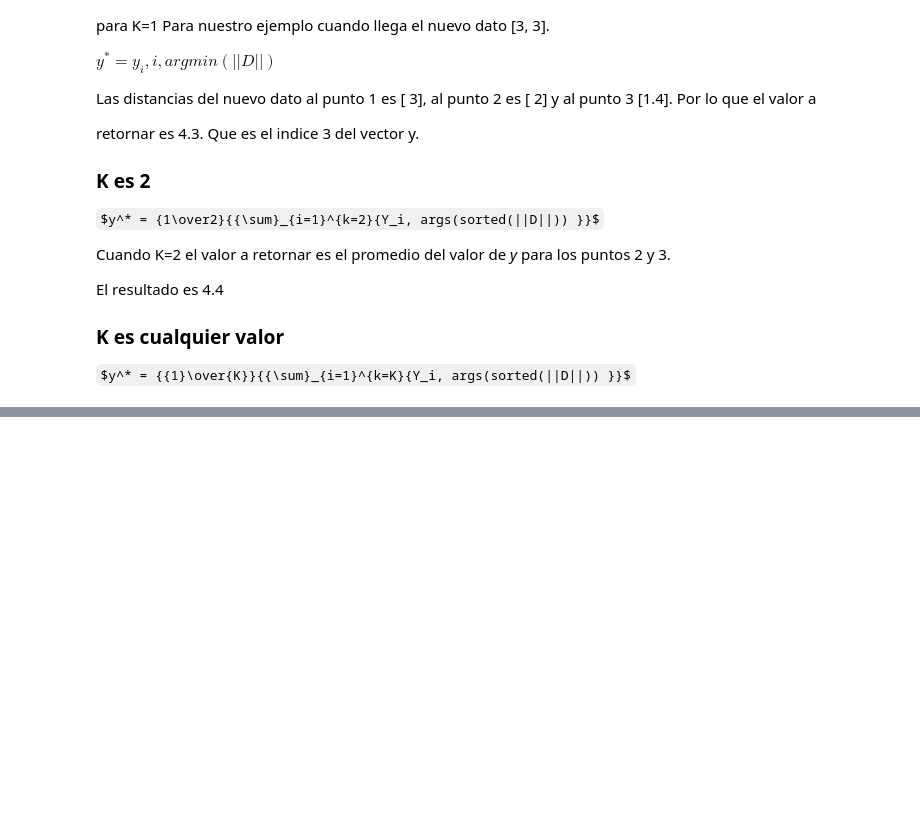
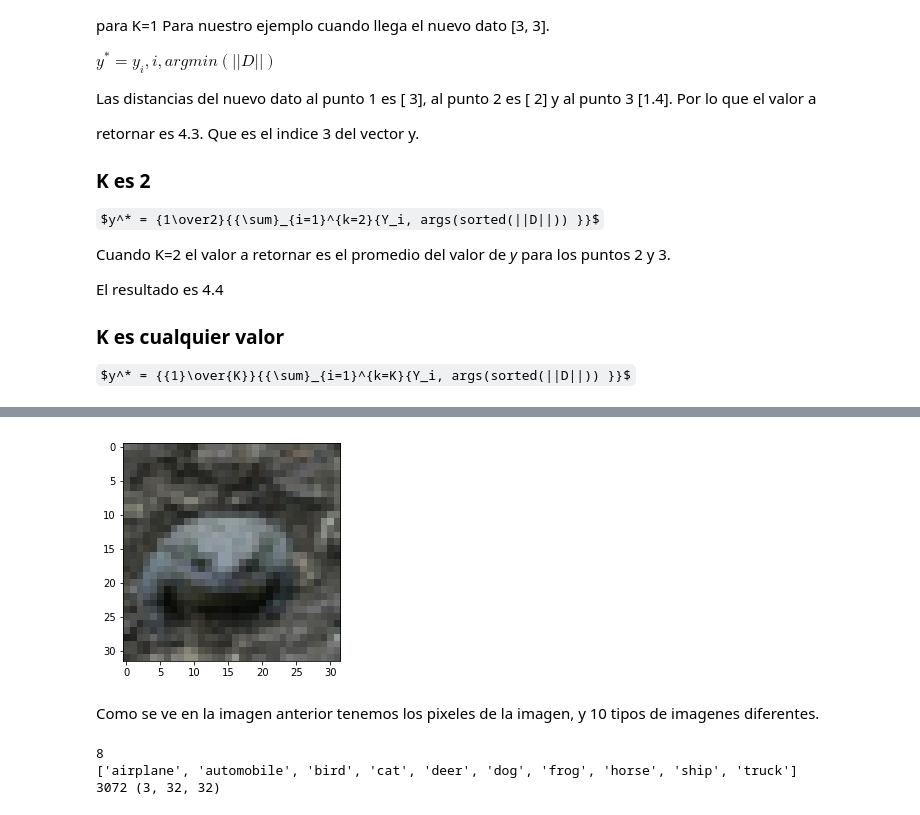
Before and after one commit to jdramirez/UCO_ML_AI, a Jupyter notebook: src/notebook/Basic_KNN.ipynb, the cells around one changed output, grey strips where cells are left out. Drawn from its saved outputs; the diff is of its cells as text; code cells hidden in the pictures; some formulas as TeX source; blank space fills up the shorter version.

```diff
--- a/src/notebook/Basic_KNN.ipynb
+++ b/src/notebook/Basic_KNN.ipynb
@@ -97,0 +132,52 @@ plt.show()
+# %%
+def get_data():
+    """
+    Este metodo lee los archivos descargados y crea una matriz con todos los ejemplos
+    """
+    folder = os.path.join("data",'cifar-10-batches-py')
+    list_train = []
+    test = None
+    names_labels = None
+    for n_file in glob.os.listdir(folder):
+        if '_batch' in n_file:
+            with open(os.path.join(folder,n_file),'rb') as temp_file:
+
+                if 'test' in temp_file.name:
+                    test = pickle.load(temp_file, encoding='latin1')
+                else:
+                    list_train.append(pickle.load(temp_file, encoding='latin1'))
+        elif 'batches.meta' in n_file:
+            with open(os.path.join(folder,n_file),'rb') as temp_file:
+                names_labels = pickle.load(temp_file, encoding='latin1')["label_names"]
+    X_test = test["data"]
+    y_test = test["labels"]
+    X_train = None
+    y_train = None
+    while len(list_train)>0:
+        elem_dic = list_train.pop()
+        if X_train is None:
+            X_train = elem_dic["data"]
+            y_train = elem_dic["labels"]
+        else:
+            X_train = np.concatenate((X_train, elem_dic["data"]),axis=0)
+            y_train = np.concatenate((y_train, elem_dic["labels"]),axis=0)
+    return X_train, y_train, X_test, y_test, names_labels
+# %%
+fn_shape = lambda X: X.reshape(3, 32, 32).transpose(1, 2, 0)
+X_train, y_train, X_test, y_test, names_labels = get_data()
+# %%
+fig, ax = plt.subplots()
+im = ax.imshow(fn_shape(X_train[25]))
+plt.show()
+# %% [output]
+[figure, added]
+# %% [markdown]
+Como se ve en la imagen anterior tenemos los pixeles de la imagen, y 10 tipos de imagenes diferentes.
+# %%
+print(y_train[6])
+print(names_labels)
+print(len(X_train[6]),X_train[6].reshape(3, 32, 32).shape)
+# %% [output]
+8
+['airplane', 'automobile', 'bird', 'cat', 'deer', 'dog', 'frog', 'horse', 'ship', 'truck']
+3072 (3, 32, 32)
```
Also changed, not shown: parts of 25 cells of this notebook.
